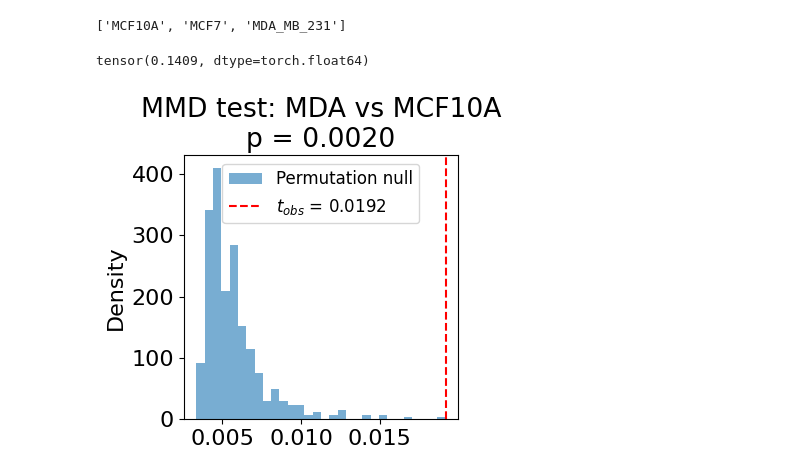
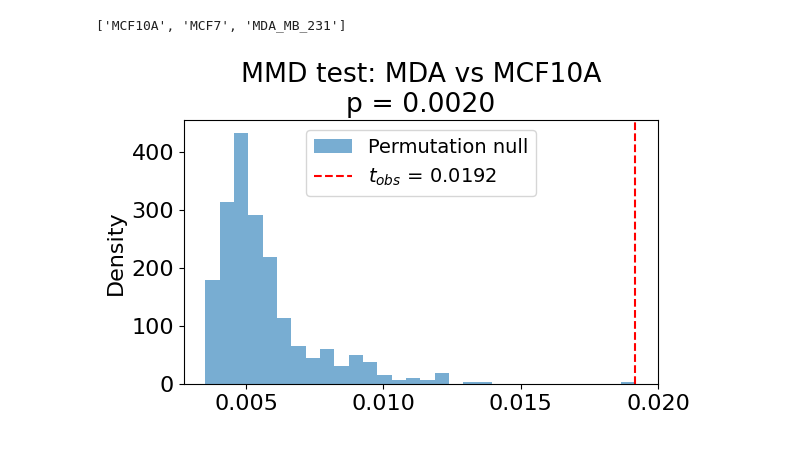
Before and after one commit to WenjunZHAOwO/StratifiedShapes, a Jupyter notebook: Scripts/Cell_Contour2.ipynb, the cells around one changed output. Drawn from its saved outputs; the diff is of its cells as text; code cells hidden in the pictures.

Commit message:
ignore figures

```diff
--- a/Scripts/Cell_Contour2.ipynb
+++ b/Scripts/Cell_Contour2.ipynb
@@ -731,30 +650,25 @@ Two-sided p-value: 0.0010
 all_lines
 # %% [output]
 ['MCF10A', 'MCF7', 'MDA_MB_231']
-# %%
-K_t = K[np.ix_(idx_all[1] + idx_all[2], idx_all[1] + idx_all[2])] # two cancer lines
-res1 = mmd2_permutation(np.exp(-K_t/np.median(K_t)), len(idx_all[1]))#,n_perm=1000)
-res1.estimate
-# %% [output]
-tensor(0.1409, dtype=torch.float64)
 # %%
 plt.rcParams['font.size']=16
 from compute_kernel import mmd2_permutation
-K = np.load('K_Wasserstein_stratified_cell2')
+K = np.load('../Results/K_Wasserstein_stratified_cell2')
 
 K_t = K[np.ix_(idx_all[0] + idx_all[2], idx_all[0] + idx_all[2])] # two cancer lines
 res1 = mmd2_permutation(np.exp(-K_t/np.median(K_t)), len(idx_all[0]))#,n_perm=1000)
 res1.estimate
 
-plt.figure(figsize=(4,4))
+plt.figure(figsize=(6,4))
 plt.hist(res1.permuted_estimates, bins=30, density=True, alpha=0.6, label="Permutation null")
 plt.axvline(res1.estimate, color='red', linestyle='--', label=f"$t_{{obs}}$ = {res1.estimate:.4f}")
 # plt.xlabel(r"$t = \mathrm{MMD}^2(MCF10A,MDA)$")
 plt.ylabel("Density")
 plt.title(f"MMD test: MDA vs MCF10A\np = {res1.p_value:.4f}")
-plt.legend(fontsize=12)
+plt.legend(fontsize=14)
 plt.tight_layout()
-plt.savefig('Figures/p-value-absolute.png')
+plt.xticks([0.005,0.01,0.015,0.02])
+plt.savefig('../Figures/p-value-absolute.pdf',bbox_inches='tight')
 plt.show()
 # %% [output]
-[figure, old version]
+[figure, new version]
```
Also changed, not shown: parts of 9 cells of this notebook, 3 other files.
